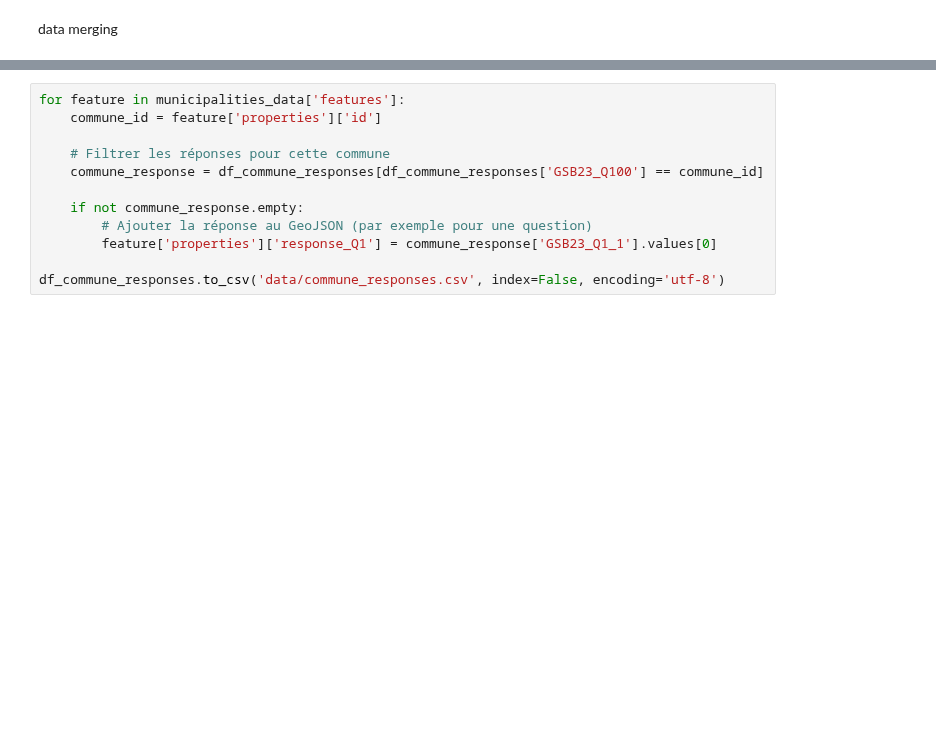
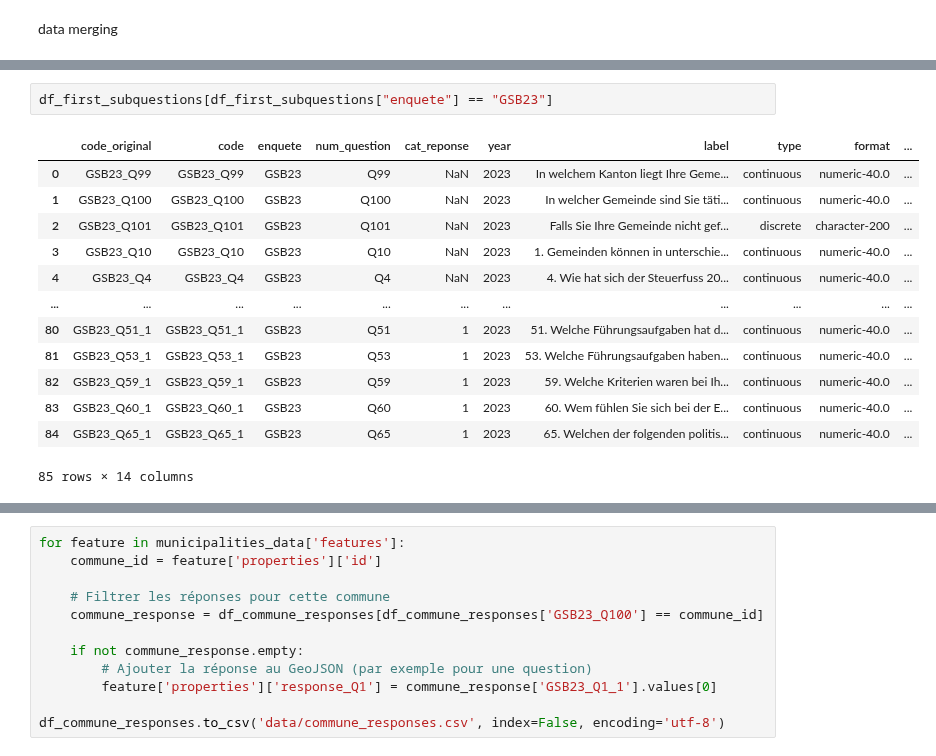
Before and after one commit to hhueber/IDHEAP-Datahub, a Jupyter notebook: data_treatment.ipynb, the cells around one changed output, grey strips where cells are left out. Drawn from its saved outputs; the diff is of its cells as text; blank space fills up the shorter version.

```diff
--- a/data_treatment.ipynb
+++ b/data_treatment.ipynb
@@ -91,0 +87,16 @@ df_first_subquestions.head(100)
+# %%
+df_first_subquestions[df_first_subquestions["enquete"] == "GSB23"]
+# %% [output]
+|  | code_original | code | enquete | num_question | cat_reponse | year | label | type | format | ... |
+| 0 | GSB23_Q99 | GSB23_Q99 | GSB23 | Q99 | NaN | 2023 | In welchem Kanton liegt Ihre Geme... | continuous | numeric-40.0 | ... |
+| 1 | GSB23_Q100 | GSB23_Q100 | GSB23 | Q100 | NaN | 2023 | In welcher Gemeinde sind Sie täti... | continuous | numeric-40.0 | ... |
+| 2 | GSB23_Q101 | GSB23_Q101 | GSB23 | Q101 | NaN | 2023 | Falls Sie Ihre Gemeinde nicht gef... | discrete | character-200 | ... |
+| 3 | GSB23_Q10 | GSB23_Q10 | GSB23 | Q10 | NaN | 2023 | 1. Gemeinden können in unterschie... | continuous | numeric-40.0 | ... |
+| 4 | GSB23_Q4 | GSB23_Q4 | GSB23 | Q4 | NaN | 2023 | 4. Wie hat sich der Steuerfuss 20... | continuous | numeric-40.0 | ... |
+| ... | ... | ... | ... | ... | ... | ... | ... | ... | ... | ... |
+| 80 | GSB23_Q51_1 | GSB23_Q51_1 | GSB23 | Q51 | 1 | 2023 | 51. Welche Führungsaufgaben hat d... | continuous | numeric-40.0 | ... |
+| 81 | GSB23_Q53_1 | GSB23_Q53_1 | GSB23 | Q53 | 1 | 2023 | 53. Welche Führungsaufgaben haben... | continuous | numeric-40.0 | ... |
+| 82 | GSB23_Q59_1 | GSB23_Q59_1 | GSB23 | Q59 | 1 | 2023 | 59. Welche Kriterien waren bei Ih... | continuous | numeric-40.0 | ... |
+| 83 | GSB23_Q60_1 | GSB23_Q60_1 | GSB23 | Q60 | 1 | 2023 | 60. Wem fühlen Sie sich bei der E... | continuous | numeric-40.0 | ... |
+| 84 | GSB23_Q65_1 | GSB23_Q65_1 | GSB23 | Q65 | 1 | 2023 | 65. Welchen der folgenden politis... | continuous | numeric-40.0 | ... |
+85 rows × 14 columns
```
Also changed, not shown: parts of 14 cells of this notebook, 1 other file.
